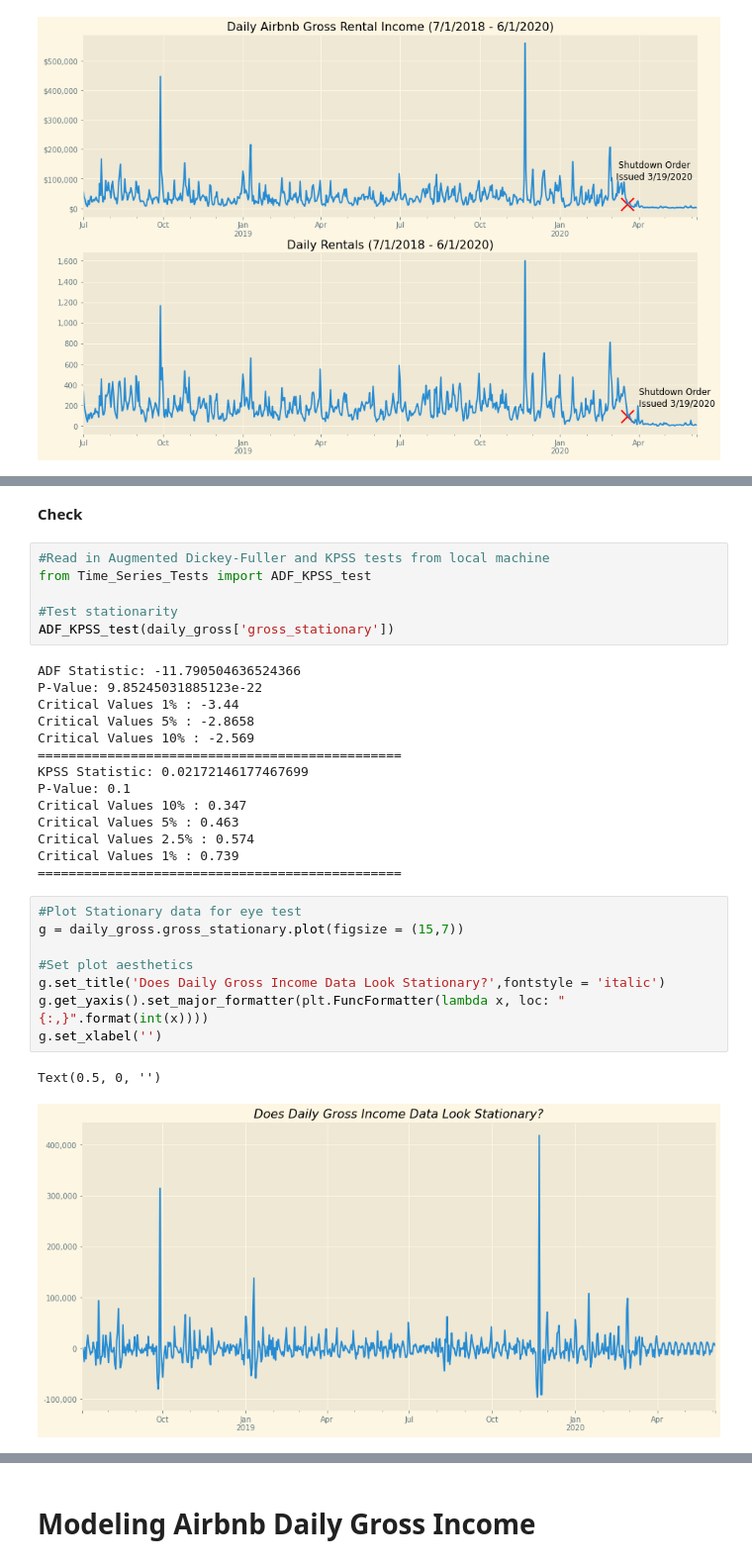
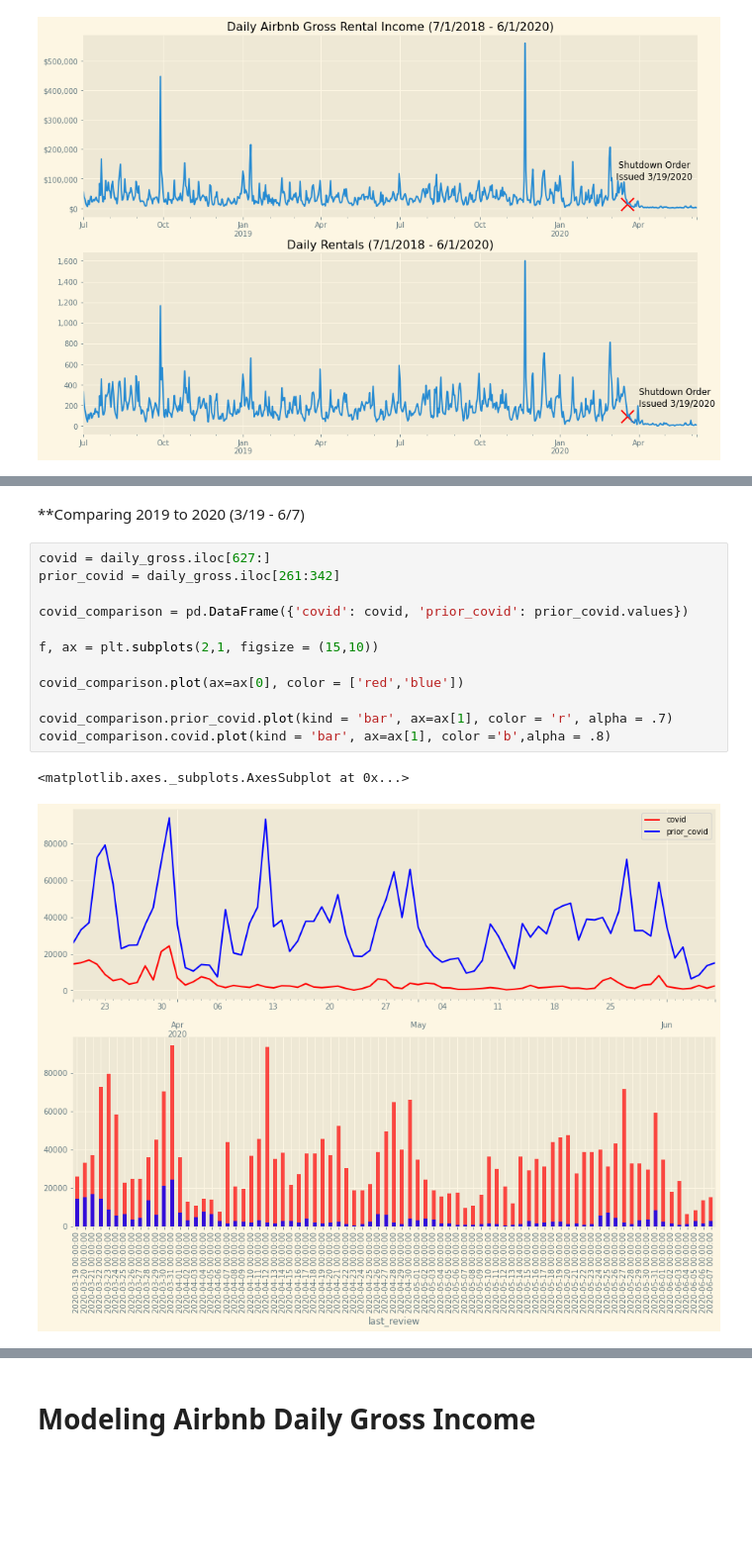
Before and after one commit to KishenSharma6/SF_Airbnb_Rental_Market_Analysis, a Jupyter notebook: Project_Codes/04_Modeling/2020_0715_Market_Analysis.ipynb, the cells around one changed output, grey strips where cells are left out. Shown at 99% size. Cells and saved outputs as stored; diff of their text form; blank space fills up the shorter version.

```diff
--- a/Project_Codes/04_Modeling/2020_0715_Market_Analysis.ipynb
+++ b/Project_Codes/04_Modeling/2020_0715_Market_Analysis.ipynb
@@ -137,33 +100,17 @@ daily_gross['gross_stationary'] = daily_gross.gross  - daily_gross.seasonal - da
-# %% [markdown]
-**Check**
-# %%
-#Read in Augmented Dickey-Fuller and KPSS tests from local machine
-from Time_Series_Tests import ADF_KPSS_test
-
-#Test stationarity
-ADF_KPSS_test(daily_gross['gross_stationary'])
-# %% [output]
-ADF Statistic: -11.790504636524366
-P-Value: 9.85245031885123e-22
-Critical Values 1% : -3.44
-Critical Values 5% : -2.8658
-Critical Values 10% : -2.569
-===============================================
-KPSS Statistic: 0.02172146177467699
-P-Value: 0.1
-Critical Values 10% : 0.347
-Critical Values 5% : 0.463
-Critical Values 2.5% : 0.574
-Critical Values 1% : 0.739
-===============================================
-# %%
-#Plot Stationary data for eye test
-g = daily_gross.gross_stationary.plot(figsize = (15,7))
-
-#Set plot aesthetics
-g.set_title('Does Daily Gross Income Data Look Stationary?',fontstyle = 'italic')
-g.get_yaxis().set_major_formatter(plt.FuncFormatter(lambda x, loc: "{:,}".format(int(x))))
-g.set_xlabel('')
-# %% [output]
-Text(0.5, 0, '')
-[figure, removed]
+# %% [markdown]
+**Comparing 2019 to 2020 (3/19 - 6/7)
+# %%
+covid = daily_gross.iloc[627:]
+prior_covid = daily_gross.iloc[261:342]
+
+covid_comparison = pd.DataFrame({'covid': covid, 'prior_covid': prior_covid.values})
+
+f, ax = plt.subplots(2,1, figsize = (15,10))
+
+covid_comparison.plot(ax=ax[0], color = ['red','blue'])
+
+covid_comparison.prior_covid.plot(kind = 'bar', ax=ax[1], color = 'r', alpha = .7)
+covid_comparison.covid.plot(kind = 'bar', ax=ax[1], color ='b',alpha = .8)
+# %% [output]
+<matplotlib.axes._subplots.AxesSubplot at 0x...>
+[figure, added]
```
Also changed, not shown: parts of 55 cells of this notebook.
